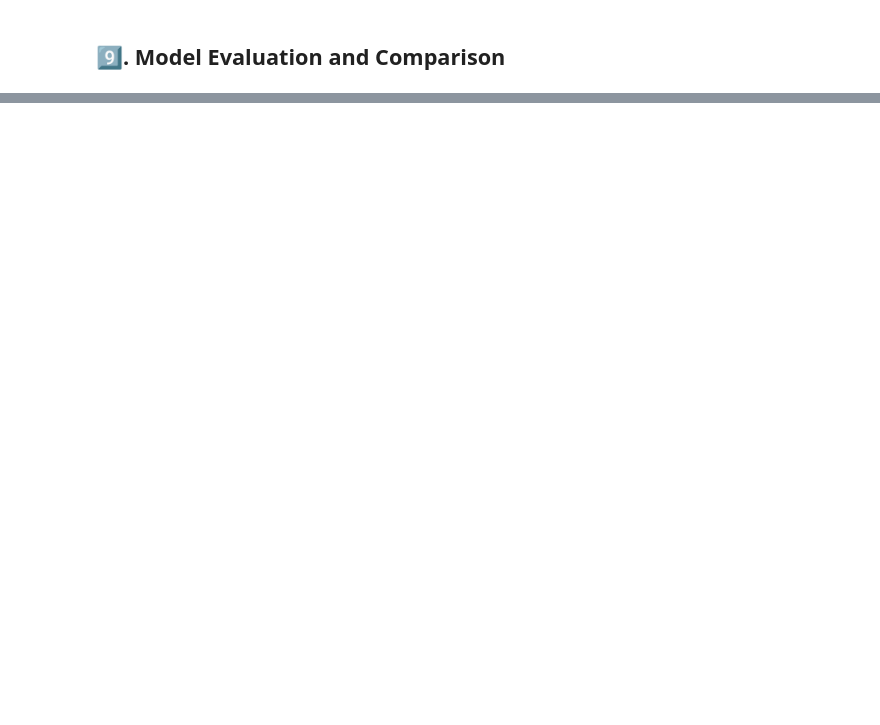
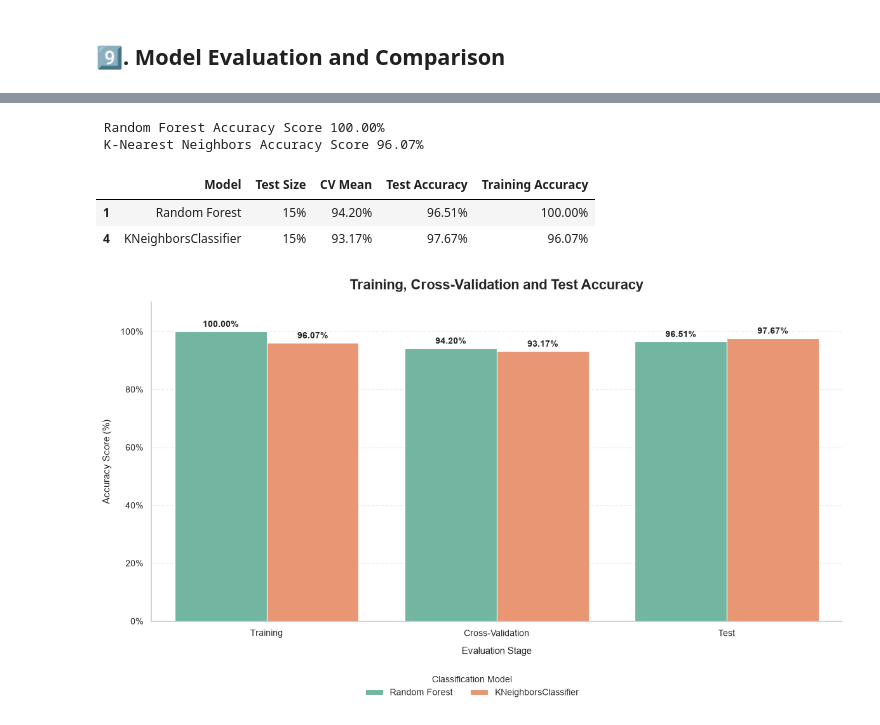
Before and after one commit to CCT-Dublin/CCT_ML_CA_01_50S, a Jupyter notebook: notebooks/CCT_ML_CA_01_50S_2026438.ipynb, the cells around one changed output, grey strips where cells are left out. Drawn from its saved outputs; the diff is of its cells as text; code cells hidden in the pictures; blank space fills up the shorter version.

```diff
--- a/notebooks/CCT_ML_CA_01_50S_2026438.ipynb
+++ b/notebooks/CCT_ML_CA_01_50S_2026438.ipynb
@@ -1147,0 +1201,8 @@ Pipeline(steps=[('scaler', StandardScaler()),
+# %%
+X_train, X_test, y_train, y_test = F_splittint_data(X, y, 0.15)
+
+rf_model.fit(X_train, y_train)
+y_rf_pred = rf_model.predict(X_train)
+
+knn_model.fit(X_train, y_train)
+y_knn_pred = knn_model.predict(X_train)
@@ -1147,0 +1211,37 @@ Pipeline(steps=[('scaler', StandardScaler()),
+# %%
+rf_results = accuracy_score(y_train, y_rf_pred)
+knn_results = accuracy_score(y_train, y_knn_pred)
+# %%
+print(f" Random Forest Accuracy Score {rf_results:.2%}")
+print(f" K-Nearest Neighbors Accuracy Score {knn_results:.2%}")
+# %% [output]
+ Random Forest Accuracy Score 100.00%
+ K-Nearest Neighbors Accuracy Score 96.07%
+# %%
+df_comparison = df_comparison[df_comparison["Test Size"] == "15%"]
+df_comparison["Training Accuracy"] = [rf_results, knn_results]
+_df_comparison = df_comparison[
+    [
+        "Model",
+        "Test Size",
+        "CV Mean",
+        "Test Accuracy",
+        "Training Accuracy"
+    ]
+].style.format({
+    "CV Mean": "{:.2%}",
+    "CV Std": "{:.2%}",
+    "Test Accuracy": "{:.2%}",
+    "recall Score": "{:.2%}",
+    "Training Accuracy": "{:.2%}"
+})
+# %%
+_df_comparison
+# %% [output]
+|  | Model | Test Size | CV Mean | Test Accuracy | Training Accuracy |
+| 1 | Random Forest | 15% | 94.20% | 96.51% | 100.00% |
+| 4 | KNeighborsClassifier | 15% | 93.17% | 97.67% | 96.07% |
+# %%
+Helpful.F_comparison_plot_v1(data=df_comparison)
+# %% [output]
+[figure, added]
```
Also changed, not shown: parts of 33 cells of this notebook, 2 other files.
